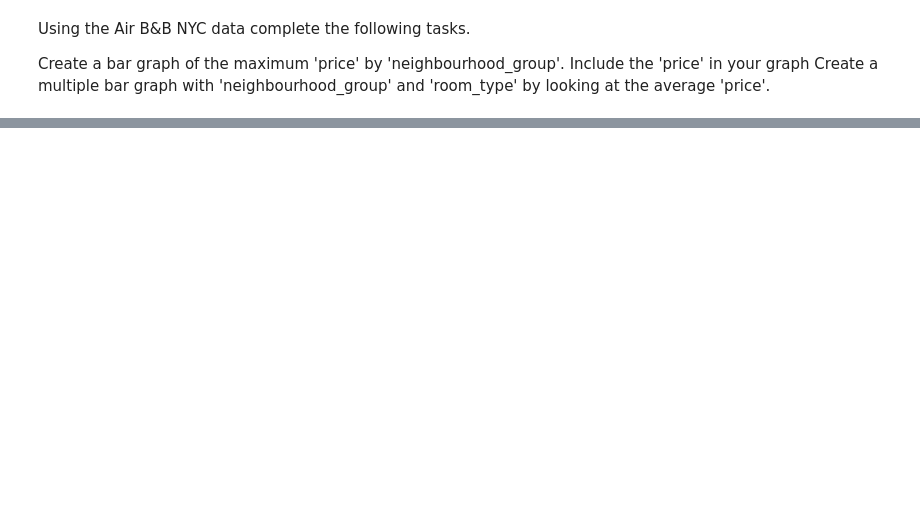
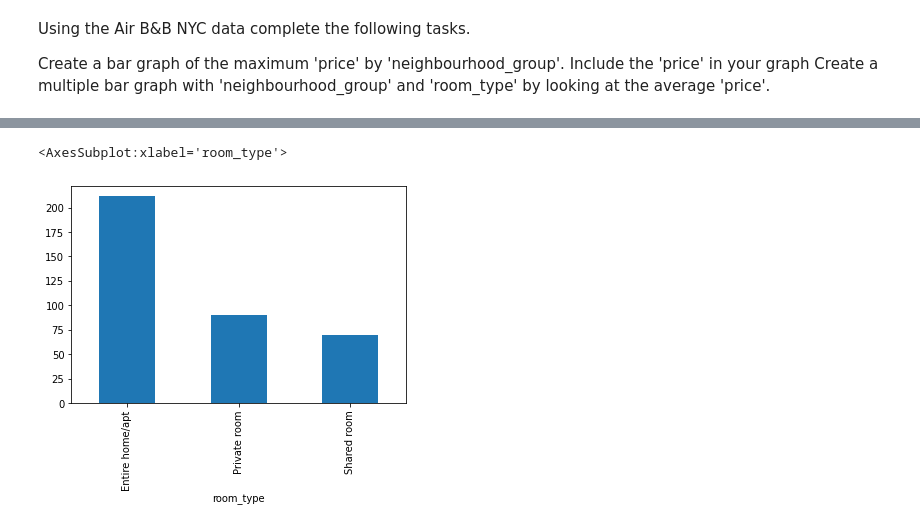
Before and after one commit to sovikapoudel/Data-Visualiation-Spring-2022, a Jupyter notebook: Quiz_24.ipynb, the cells around one changed output, grey strips where cells are left out. Cells and saved outputs as stored; diff of their text form; code cells hidden in the pictures; blank space fills up the shorter version.

```diff
--- a/Quiz_24.ipynb
+++ b/Quiz_24.ipynb
@@ -38,0 +51,5 @@ grp=df.groupby('neighbourhood_group').price.agg('mean').plot(kind='bar',
+# %%
+df.groupby('room_type').price.agg('mean').plot(kind = 'bar', ) #there is no stacked graph in this one as
+# %% [output]
+<AxesSubplot:xlabel='room_type'>
+[figure, added]
```
Also changed, not shown: parts of 4 cells of this notebook.
